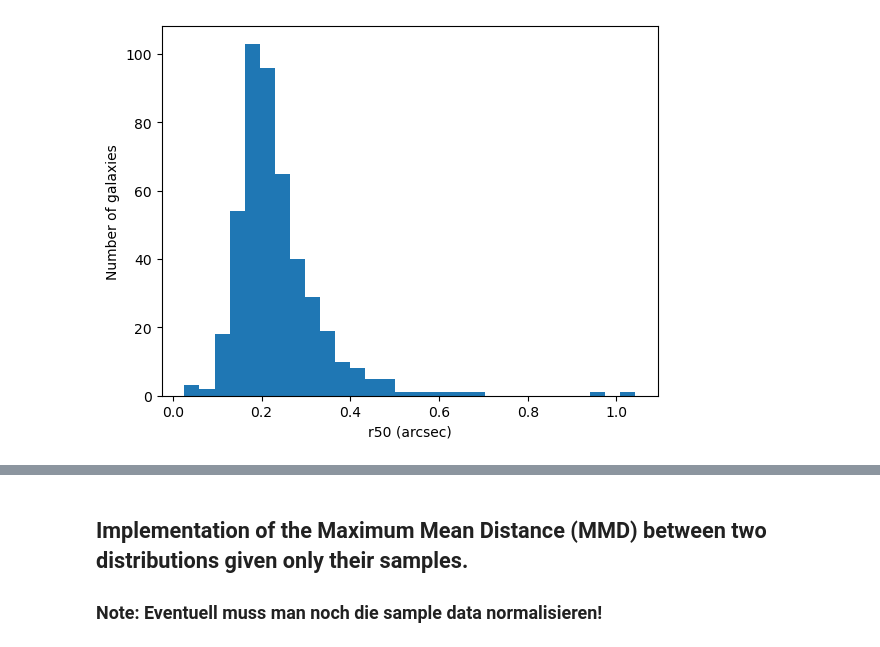
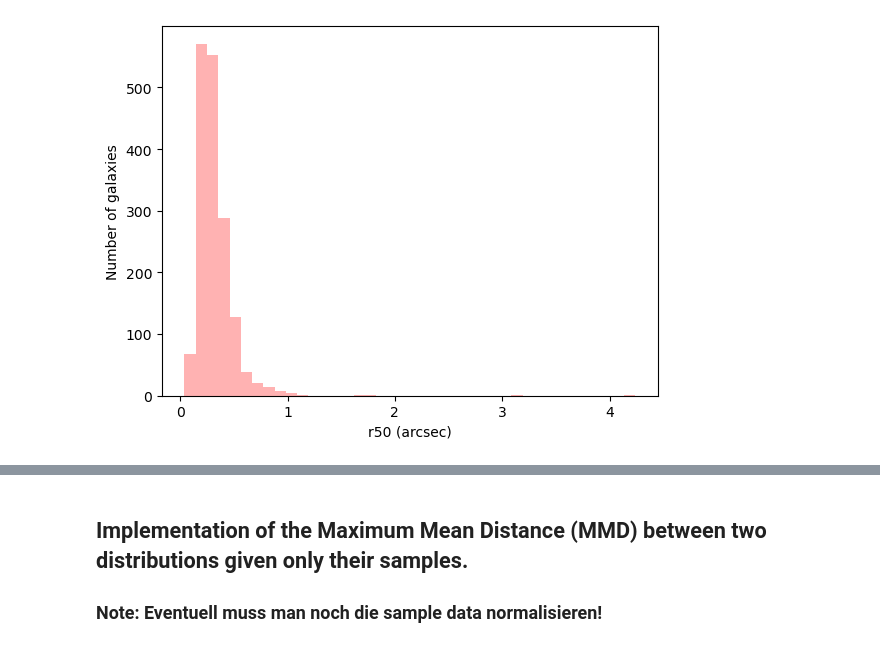
Before and after one commit to santiagobrunner/Weak-Lensing, a Jupyter notebook: MMD_approxiamtion.ipynb, the cells around one changed output, grey strips where cells are left out. Saved outputs shown, nothing was run; the diff lists cells and outputs as text; code cells hidden in the pictures.

```diff
--- a/MMD_approxiamtion.ipynb
+++ b/MMD_approxiamtion.ipynb
@@ -61,10 +112,12 @@ plt.show()
 # %%
-plt.hist(sizes_in_arcsec[catalogue2['pixel'] == 0], bins=30)
+plt.figure()
+plt.hist(sizes_in_arcsec1000[catalogue1000_2['pixel'] == galaxy_pix1000_unique[0]], bins=40, alpha=0.3, color='r')
+# plt.hist(sizes_in_arcsec1000, bins=100, alpha=0.3, color='b')
 plt.xlabel('r50 (arcsec)')
 plt.ylabel('Number of galaxies')
 plt.show()
 # %% [output]
-[figure, old version]
+[figure, new version]
 # %%
 for i in galaxy_pix_unique[:10]:  # Just show the first 10 unique pixels for brevity
     print(f"Pixel {i} has {galaxy_pix_counts[galaxy_pix_unique == i][0]} galaxies")
```
Also changed, not shown: parts of 35 cells of this notebook, 5 other files.
